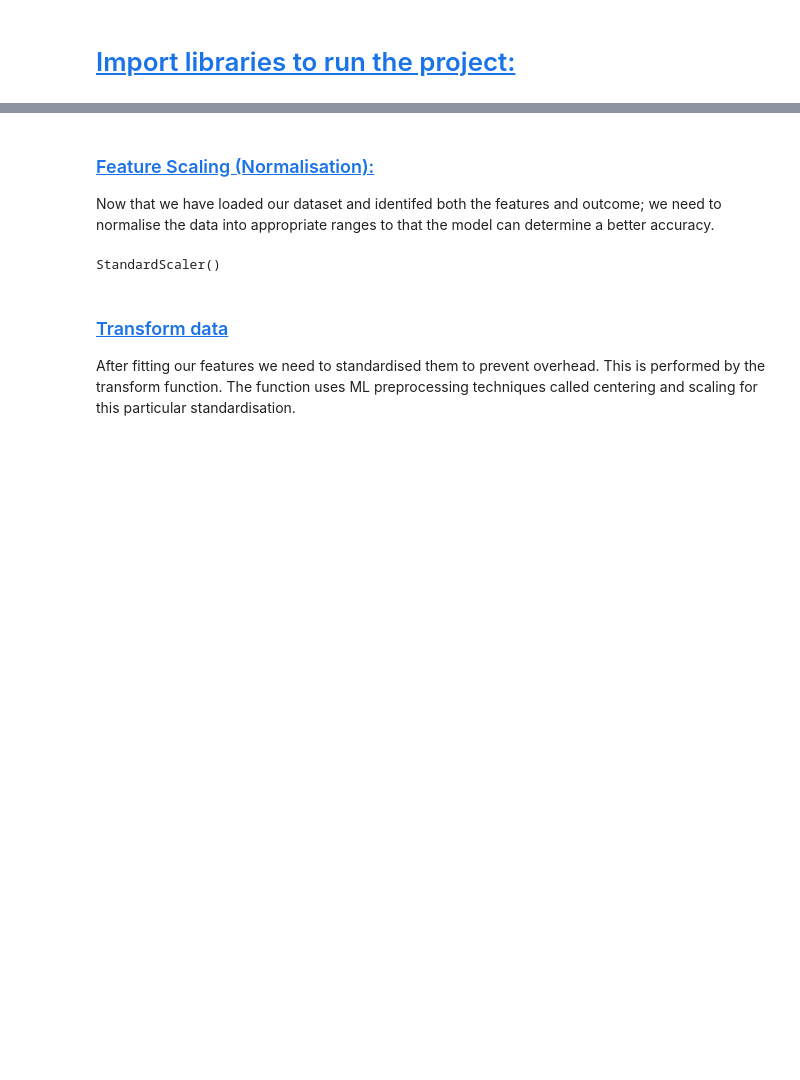
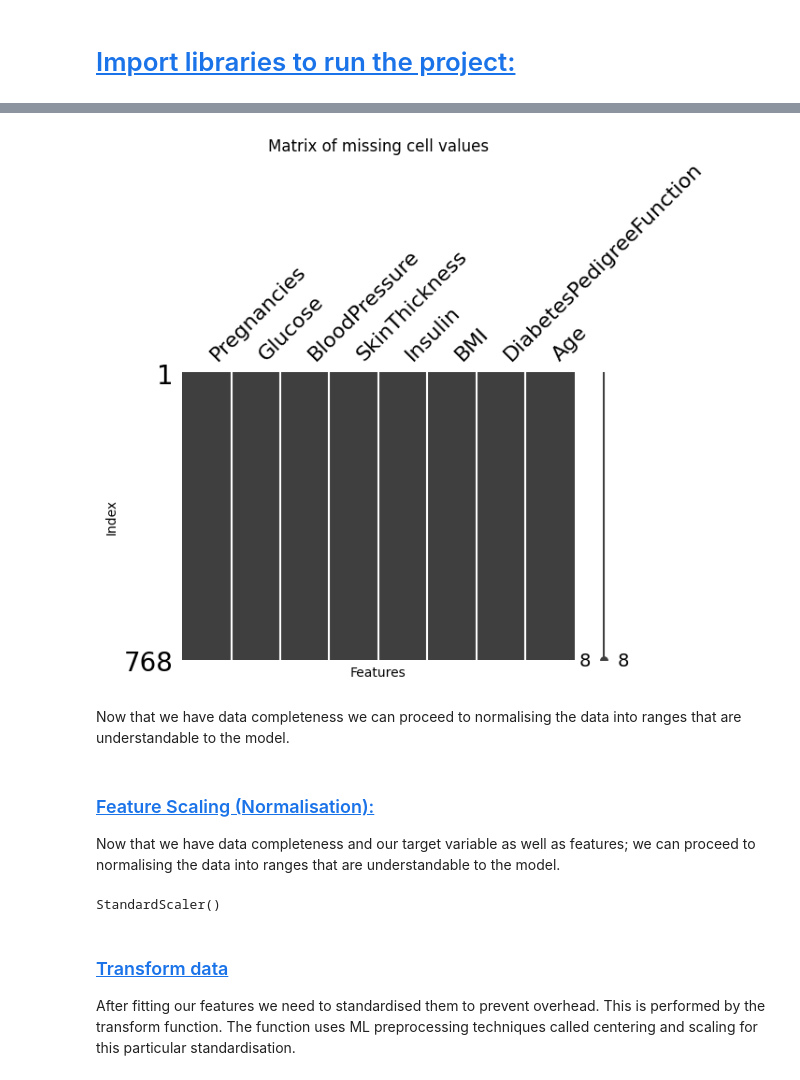
Before and after one commit to xLightless/uni-machine-learning, a Jupyter notebook: uni-machine-learning/Individual Assignment/main.ipynb, the cells around one changed output, grey strips where cells are left out. Saved outputs shown, nothing was run; the diff lists cells and outputs as text; code cells hidden in the pictures; blank space fills up the shorter version.

```diff
--- a/uni-machine-learning/Individual Assignment/main.ipynb
+++ b/uni-machine-learning/Individual Assignment/main.ipynb
@@ -140,14 +176,37 @@ data = pd.read_csv(current_directory + "dataset\diabetes.csv")
+# %%
+# Use iterative imputing and refine results over x times.
+# This can be beneficial for data accuracy but iterations
+# on large datasets can increase time complexity.
+imputer = IterativeImputer(
+    max_iter=10,
+    random_state=0
+)
+
+# Fit and transform the dataset
+# This now becomes our features for train test split.
+X_features = imputer.fit_transform(missing_values)
+X_features = pd.DataFrame(X_features, columns=missing_values.columns)
+# X_features.to_csv("imputed_diabetes.csv", index=False)
+
+# Graph the updated features
+msno.matrix(X_features, figsize=(6, 4))
+plt.title("Matrix of missing cell values")
+plt.ylabel("Index")
+plt.xlabel("Features")
+plt.show()
+# %% [output]
+[figure, added]
+# %% [markdown]
+Now that we have data completeness we can proceed to normalising the data into ranges that are understandable to the model.
 # %% [markdown]
 ### <a id='toc4_1_2_'></a>[Feature Scaling (Normalisation):](#toc0_)
-Now that we have loaded our dataset and identifed both the features and outcome; we need to normalise the data into appropriate ranges to that the model can determine a better accuracy.
+Now that we have data completeness and our target variable as well as features; we can proceed to normalising the data into ranges that are understandable to the model.
-# %%
-X_features = data.drop(columns=["Outcome"])
-y_target = data["Outcome"]
-
-scaler = StandardScaler()
-scaler.fit(X_features)
-# %% [output]
-StandardScaler()
+# %%
+# Create a scaler model and fit our imputed dataset.
+scaler = StandardScaler()
+scaler.fit(X_features)
+# %% [output]
+StandardScaler()
 # %% [markdown]
 ### <a id='toc4_1_3_'></a>[Transform data](#toc0_)
 After fitting our features we need to standardised them to prevent overhead. This is performed by the transform function. The function uses ML preprocessing techniques called centering and scaling for this particular standardisation.
```
Also changed, not shown: parts of 55 cells of this notebook, 1 other file.
